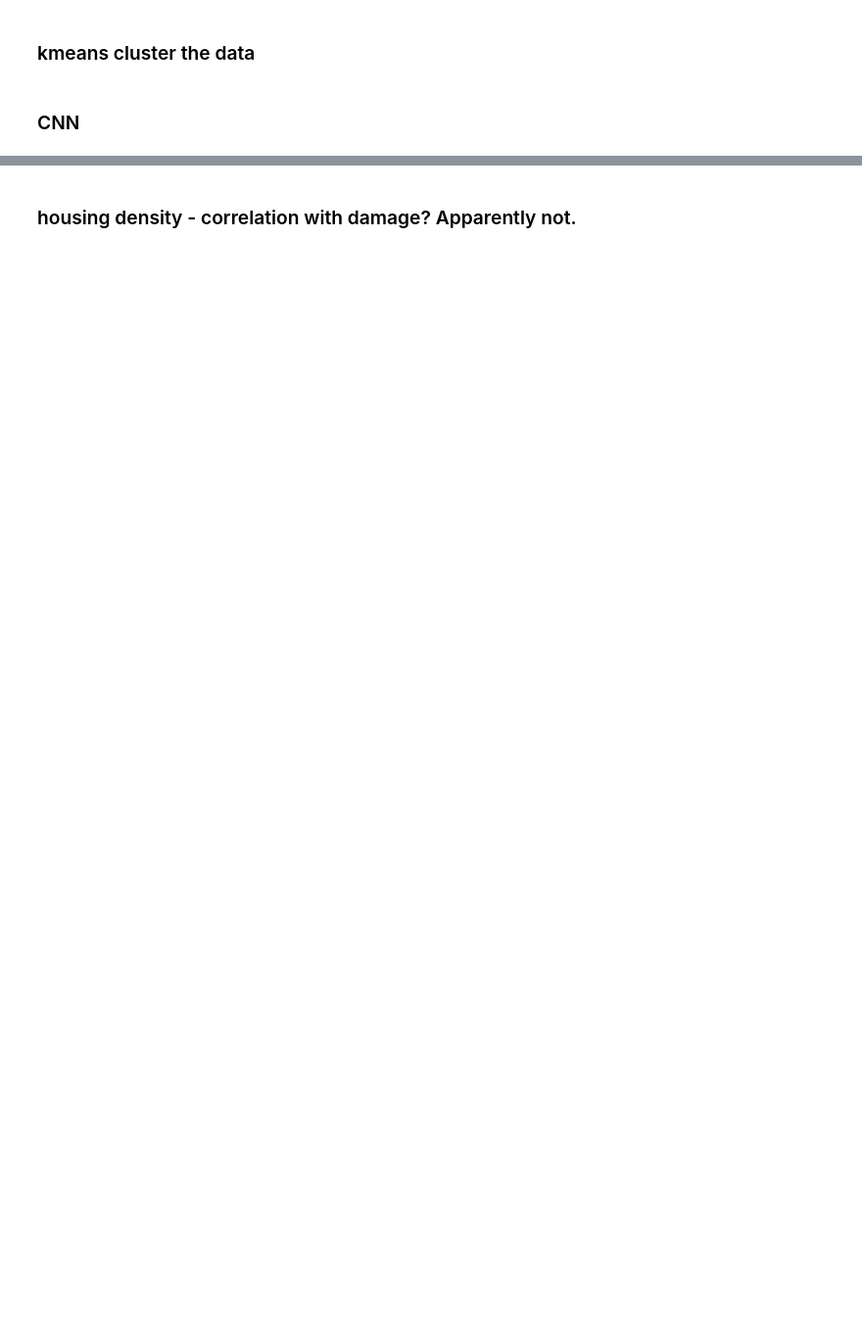
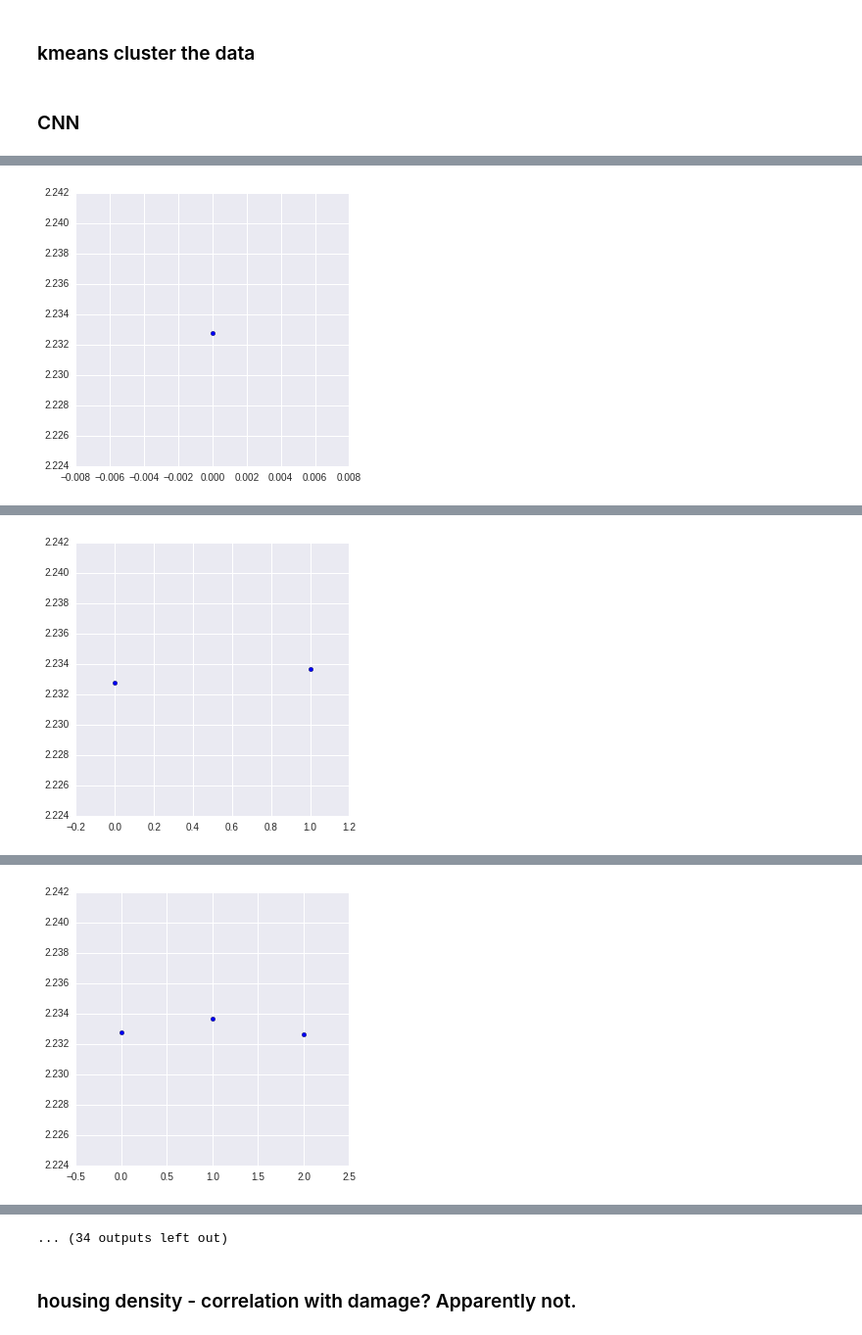
Before and after one commit to IJDykeman/storm_damage_prediction, a Jupyter notebook: tsne_and_dataviz.ipynb, the cells around one changed output, grey strips where cells are left out. Shown: that part at 98% size. Saved outputs shown, nothing was run; the diff lists cells and outputs as text; code cells hidden in the pictures; blank space fills up the shorter version.

Commit message:
non-training two layer fully connected network

```diff
--- a/tsne_and_dataviz.ipynb
+++ b/tsne_and_dataviz.ipynb
@@ -269,6 +454,7 @@ import theano
 import theano.tensor as T
 
 import lasagne
+from lasagne.regularization import regularize_layer_params_weighted
 
 
 
@@ -278,8 +464,25 @@ def build_cnn(input_var=None):
     # and a fully-connected hidden layer in front of the output layer.
 
     # Input layer, as usual:
-    network = lasagne.layers.InputLayer(shape=(None, 1, 260, 1),
+    network = lasagne.layers.InputLayer(shape=(None, 1, X_train.shape[2], 1),
                                         input_var=input_var)
+
+    #####make a single dense layer
+    network = lasagne.layers.DenseLayer(
+            network,
+            #lasagne.layers.dropout(network, p=.5),
+            num_units=80,
+            nonlinearity=lasagne.nonlinearities.rectify)
+
+
+    network = lasagne.layers.DenseLayer(
+            network,
+            #lasagne.layers.dropout(network, p=.5),
+            num_units=1,
+            nonlinearity=lasagne.nonlinearities.sigmoid)
+
+    return network
+
     # This time we do not apply input dropout, as it tends to work less well
     # for convolutional layers.
 
@@ -303,26 +506,27 @@ def build_cnn(input_var=None):
     network = lasagne.layers.MaxPool2DLayer(network, pool_size=(2, 1))
 
     # A fully-connected layer of 256 units with 50% dropout on its inputs:
-    network = lasagne.layers.DenseLayer(
-            lasagne.layers.dropout(network, p=.5),
-            num_units=256,
-            nonlinearity=lasagne.nonlinearities.rectify)
+#     network = lasagne.layers.DenseLayer(
+#             lasagne.layers.dropout(network, p=.5),
+#             num_units=256,
+#             nonlinearity=lasagne.nonlinearities.rectify)
 
     # And, finally, the 10-unit output layer with 50% dropout on its inputs:
     network = lasagne.layers.DenseLayer(
-            lasagne.layers.dropout(network, p=.5),
-            num_units=20,
-            nonlinearity=lasagne.nonlinearities.softmax)
+            network,
+            #lasagne.layers.dropout(network, p=.5),
+            num_units=1,
+            nonlinearity=lasagne.nonlinearities.rectify)
 
     return network
 
 
 def main(model='mlp', num_epochs=500):
-    # Load the dataset
-    print("Loading data...")
-    X_train, y_train, X_val, y_val, X_test, y_test = load_mega_hcad()
+    training_losses = []
+    print(y_train)
     print(y_train.shape)
     print("train max", np.max(y_train))
+    print("x train shape", X_train.shape)
 
     # Prepare Theano variables for inputs and targets
     input_var = T.tensor4('inputs')
@@ -337,8 +541,11 @@ def main(model='mlp', num_epochs=500):
     # Create a loss expression for training, i.e., a scalar objective we want
     # to minimize (for our multi-class problem, it is the cross-entropy loss):
     prediction = lasagne.layers.get_output(network)
-    loss = lasagne.objectives.categorical_crossentropy(prediction.transpose(), target_var)
-    loss = loss.mean()
+    reg = lasagne.regularization.regularize_network_params(network, lasagne.regularization.l2)
+    reg_param = .01
+
+    loss = lasagne.objectives.squared_error(prediction.transpose(), target_var)
+    loss = loss.mean() + reg_param * reg
     # We could add some weight decay as well here, see lasagne.regularization.
 
     # Create update expressions for training, i.e., how to modify the
@@ -346,13 +553,14 @@ def main(model='mlp', num_epochs=500):
     # Descent (SGD) with Nesterov momentum, but Lasagne offers plenty more.
     params = lasagne.layers.get_all_params(network, trainable=True)
     updates = lasagne.updates.nesterov_momentum(
-            loss, params, learning_rate=0.01, momentum=0.9)
+            loss, params, learning_rate=0.00001, momentum=0.9)
 
     # Create a loss expression for validation/testing. The crucial difference
     # here is that we do a deterministic forward pass through the network,
     # disabling dropout layers.
-    test_prediction = lasagne.layers.get_output(network, deterministic=True)
-    test_loss = lasagne.objectives.categorical_crossentropy(test_prediction.transpose(),
+    test_prediction = lasagne.layers.get_output(network)
+
+    test_loss = lasagne.objectives.squared_error(test_prediction.transpose(),
                                                             target_var)
     test_loss = test_loss.mean()
     # As a bonus, also create an expression for the classification accuracy:
@@ -367,6 +575,7 @@ def main(model='mlp', num_epochs=500):
     val_fn = theano.function([input_var, target_var], [test_loss, test_acc], allow_input_downcast=True)
 
     # Finally, launch the training loop.
+    batch_size = 1000
     print("Starting training...")
     # We iterate over epochs:
     for epoch in range(num_epochs):
@@ -374,8 +583,9 @@ def main(model='mlp', num_epochs=500):
         train_err = 0
         train_batches = 0
         start_time = time.time()
-        for batch in iterate_minibatches(X_train, y_train, 500, shuffle=True):
+        for batch in iterate_minibatches(X_train, y_train, batch_size, shuffle=True):
             inputs, targets = batch
+            #print(prediction(inputs))
 #             print(inputs.shape)
 #             print(targets)
 
@@ -386,7 +596,7 @@ def main(model='mlp', num_epochs=500):
         val_err = 0
         val_acc = 0
         val_batches = 0
-        for batch in iterate_minibatches(X_val, y_val, 500, shuffle=False):
+        for batch in iterate_minibatches(X_val, y_val, batch_size, shuffle=True):
             inputs, targets = batch
             err, acc = val_fn(inputs, targets)
             val_err += err
@@ -397,15 +607,18 @@ def main(model='mlp', num_epochs=500):
         print("Epoch {} of {} took {:.3f}s".format(
             epoch + 1, num_epochs, time.time() - start_time))
         print("  training loss:\t\t{:.6f}".format(train_err / train_batches))
+        training_losses.append(train_err / train_batches)
         print("  validation loss:\t\t{:.6f}".format(val_err / val_batches))
         print("  validation accuracy:\t\t{:.2f} %".format(
             val_acc / val_batches * 100))
+        plt.scatter(range(len(training_losses)), training_losses)
+        plt.show()
 
     # After training, we compute and print the test error:
     test_err = 0
     test_acc = 0
     test_batches = 0
-    for batch in iterate_minibatches(X_test, y_test, 500, shuffle=False):
+    for batch in iterate_minibatches(X_test, y_test, 500, shuffle=True):
         inputs, targets = batch
         err, acc = val_fn(inputs, targets)
         test_err += err
@@ -446,0 +653 @@ Epoch 7 of 500 took 0.886s
+[figure, added]
@@ -447,0 +658 @@ KeyboardInterrupt:
+[figure, added]
@@ -447,0 +663 @@ KeyboardInterrupt:
+[figure, added]
@@ -448,3 +679,4 @@ KeyboardInterrupt:
+... (34 outputs left out)
 # %% [markdown]
 ### housing density - correlation with damage?  Apparently not.
 # %%
```
Also changed, not shown: parts of 8 cells of this notebook.
